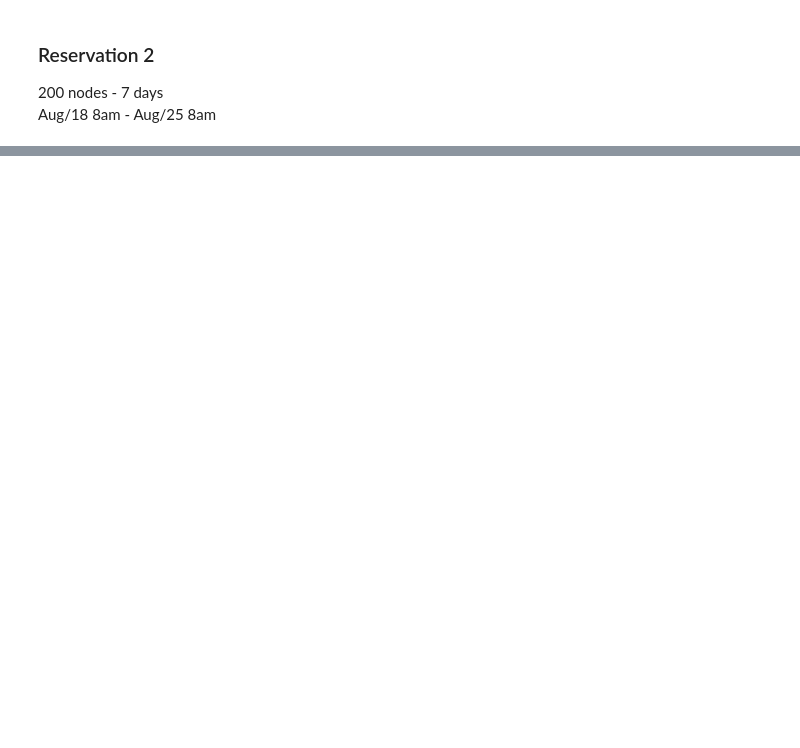
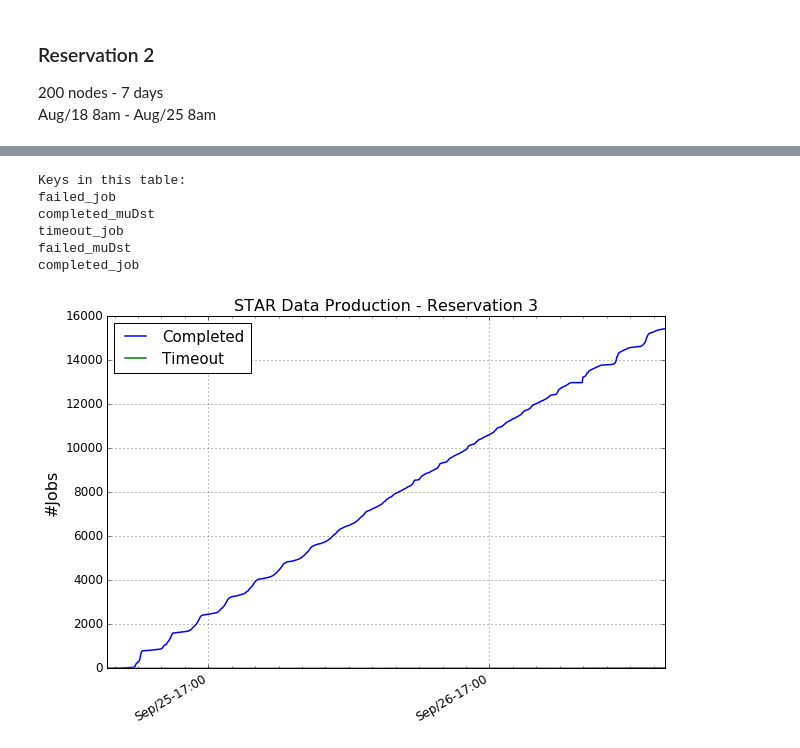
Before and after one commit to MustafaMustafa/star-cori, a Jupyter notebook: analysis/plot_reservation_stats.ipynb, the cells around one changed output, grey strips where cells are left out. Drawn from its saved outputs; the diff is of its cells as text; code cells hidden in the pictures; blank space fills up the shorter version.

```diff
--- a/analysis/plot_reservation_stats.ipynb
+++ b/analysis/plot_reservation_stats.ipynb
@@ -250,0 +269,24 @@ total_files_seen
+# %%
+job_accum_stats = get_stats(jobs_validator_coll, table='accum_stats', start_date=start_dt, end_date=end_dt)
+
+fig, ax = plt.subplots(figsize=(10,7))
+job_accum_stats[1]['completed_muDst'] = [x - job_accum_stats[1]['completed_muDst'][0] for x in job_accum_stats[1]['completed_muDst']]
+job_accum_stats[1]['timeout_job'] = [x - job_accum_stats[1]['timeout_job'][0] for x in job_accum_stats[1]['timeout_job']]
+
+draw(ax, job_accum_stats[0], job_accum_stats[1]['completed_muDst'], label='Completed')
+draw(ax, job_accum_stats[0], job_accum_stats[1]['timeout_job'], label='Timeout')
+
+#plt.axvline(datetime.datetime(2017,8,21,8,20,0,0).replace(tzinfo=pst_tz),c='r', linestyle='--', label='Special partition down -- ~2.5hrs', linewidth=2)
+#plt.axvline(datetime.datetime(2017,8,21,11,10,0,0).replace(tzinfo=pst_tz),c='r', linestyle='--', linewidth=2)
+
+plt.legend(loc=0, fontsize=legend_fontsize-1)
+plt.ylabel('#Jobs', fontsize=axis_fontsize);
+plt.title('STAR Data Production - Reservation 3', fontsize=legend_fontsize);
+# %% [output]
+Keys in this table:
+failed_job
+completed_muDst
+timeout_job
+failed_muDst
+completed_job
+[figure, added]
```
Also changed, not shown: parts of 14 cells of this notebook.
